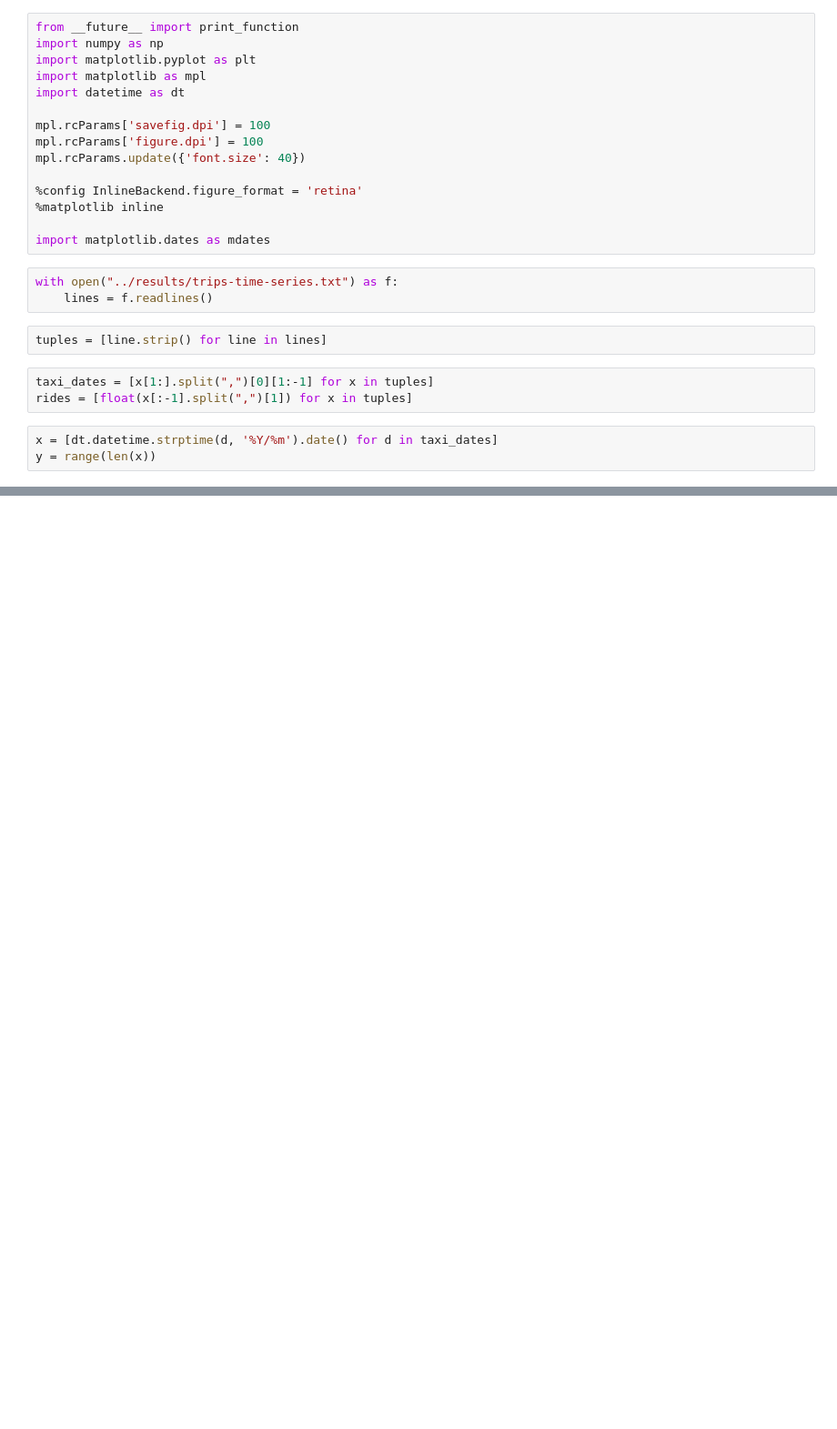
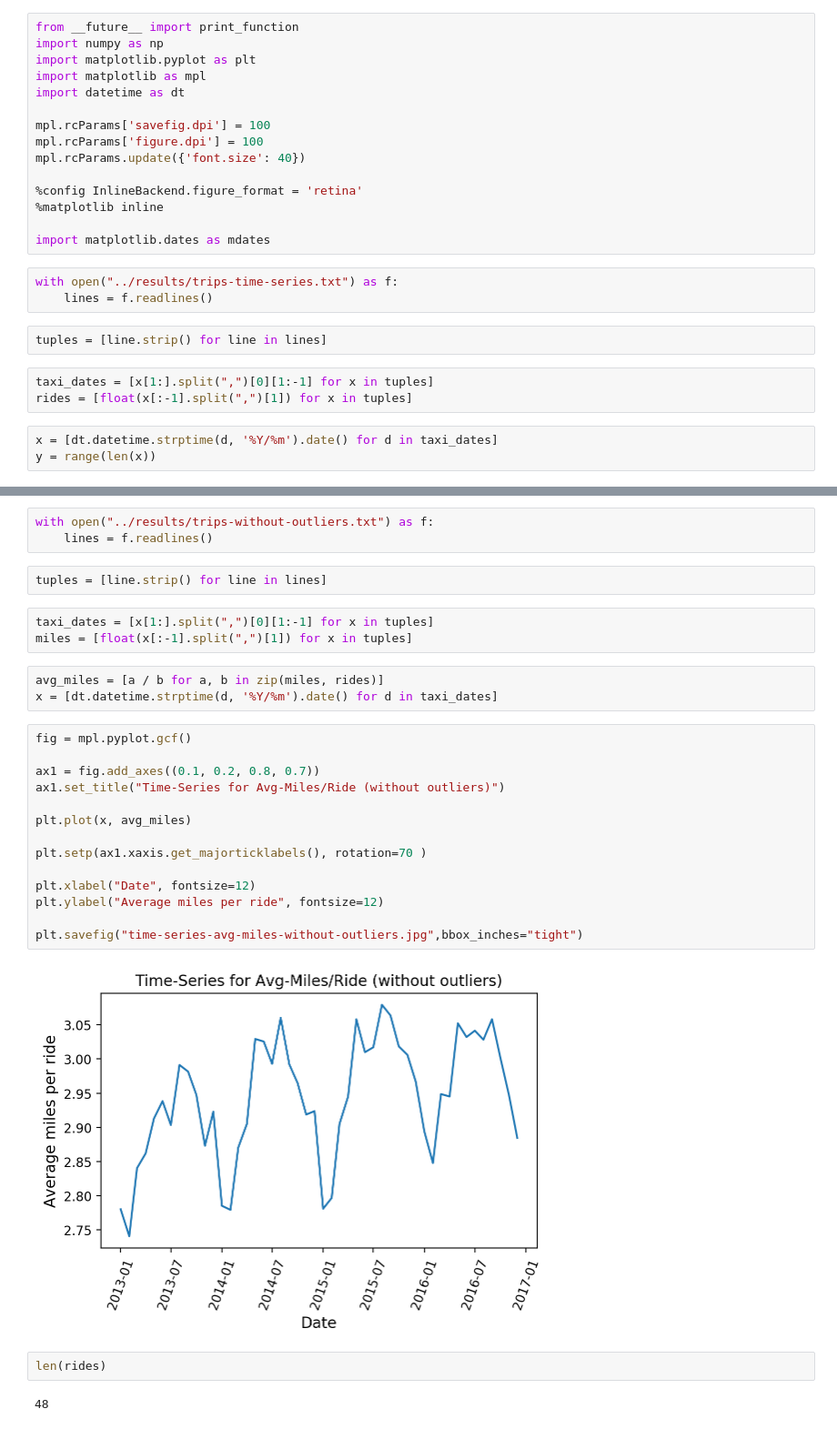
Before and after one commit to ds1004-sp17/ds1004, a Jupyter notebook: deliverable1/analysis/plots.ipynb, the cells around one changed output, grey strips where cells are left out. Shown at 91% size. Saved outputs shown, nothing was run; the diff lists cells and outputs as text; blank space fills up the shorter version.

```diff
--- a/deliverable1/analysis/plots.ipynb
+++ b/deliverable1/analysis/plots.ipynb
@@ -42,0 +43,31 @@ plt.savefig("time-series-rides.jpg",bbox_inches="tight")
+# %%
+with open("../results/trips-without-outliers.txt") as f:
+    lines = f.readlines()
+# %%
+tuples = [line.strip() for line in lines]
+# %%
+taxi_dates = [x[1:].split(",")[0][1:-1] for x in tuples]
+miles = [float(x[:-1].split(",")[1]) for x in tuples]
+# %%
+avg_miles = [a / b for a, b in zip(miles, rides)]
+x = [dt.datetime.strptime(d, '%Y/%m').date() for d in taxi_dates]
+# %%
+fig = mpl.pyplot.gcf()
+
+ax1 = fig.add_axes((0.1, 0.2, 0.8, 0.7))
+ax1.set_title("Time-Series for Avg-Miles/Ride (without outliers)")
+
+plt.plot(x, avg_miles)
+
+plt.setp(ax1.xaxis.get_majorticklabels(), rotation=70 )
+
+plt.xlabel("Date", fontsize=12)
+plt.ylabel("Average miles per ride", fontsize=12)
+
+plt.savefig("time-series-avg-miles-without-outliers.jpg",bbox_inches="tight")
+# %% [output]
+[figure, added]
+# %%
+len(rides)
+# %% [output]
+48
```
Also changed, not shown: parts of 3 cells of this notebook, 6 other files.
